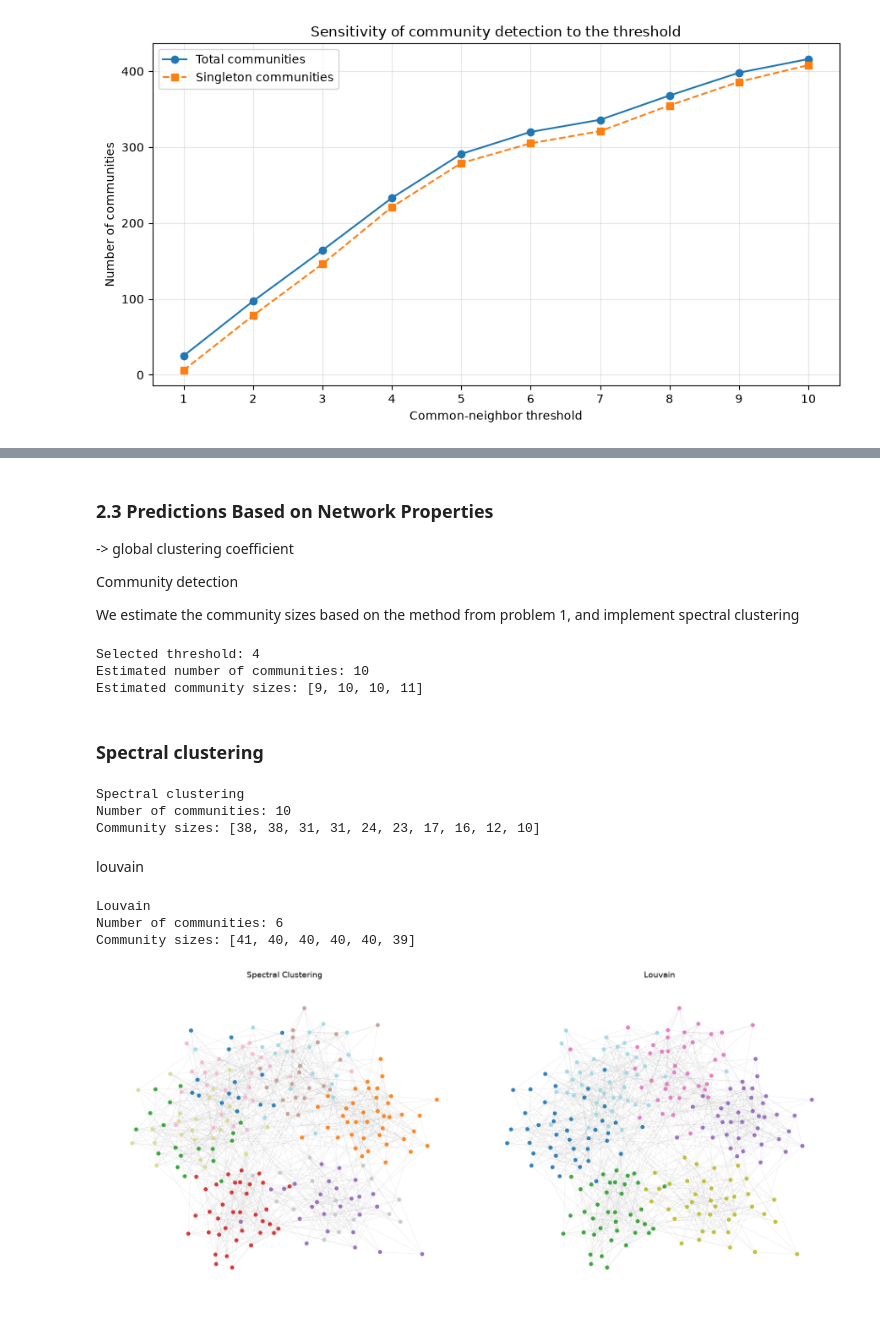
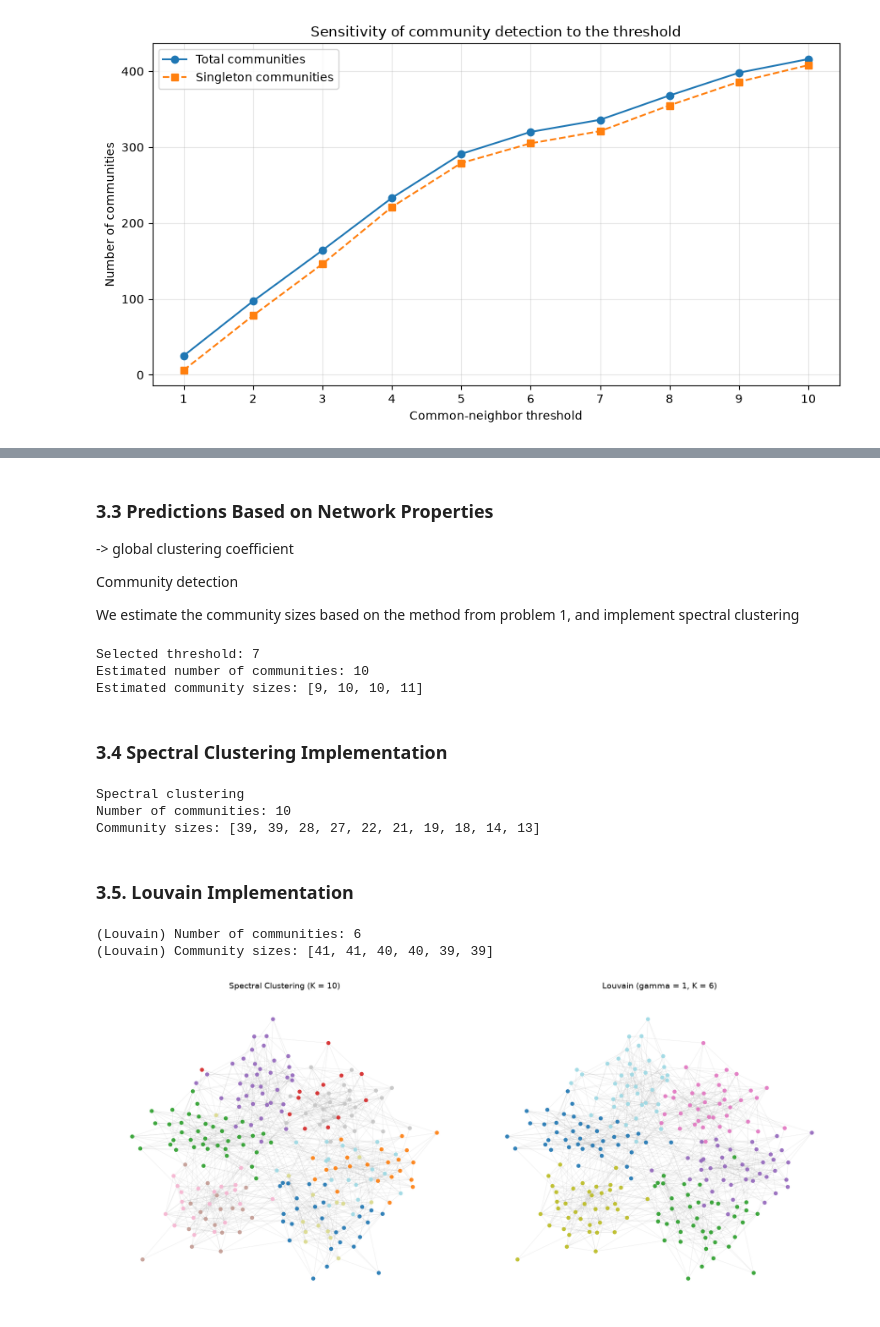
Before and after one commit to MatheoLeMercier/Group_20_Project_3, a Jupyter notebook: Group_20_Project_3_.ipynb, the cells around one changed output, grey strips where cells are left out. Cells and saved outputs as stored; diff of their text form; code cells hidden in the pictures.

```diff
--- a/Group_20_Project_3_.ipynb
+++ b/Group_20_Project_3_.ipynb
@@ -324,7 +324,8 @@ def select_threshold(G, thresholds=range(1, 11)):
 
     results = pd.DataFrame(results)
 
-    best_index = results["Modularity"].idxmax()
+    # best_index = results["Modularity"].idxmax()
+    best_index = results["Modularity"].idxmin()
     best_threshold = int(results.loc[best_index, "Threshold"])
 
     return best_threshold, results
@@ -558,5 +573,5 @@ Computing network Social Weaver Network
 # %% [markdown]
-### 2.3 Predictions Based on Network Properties
+### 3.3 Predictions Based on Network Properties
 
 -> global clustering coefficient
 
@@ -575,14 +590,12 @@ print("Selected threshold:", threshold)
 print("Estimated number of communities:", K_estimated)
 print("Estimated community sizes:", sorted([len(c) for c in estimated_communities]))
 # %% [output]
-Selected threshold: 4
+Selected threshold: 7
 Estimated number of communities: 10
 Estimated community sizes: [9, 10, 10, 11]
 # %% [markdown]
-### Spectral clustering
+### 3.4 Spectral Clustering Implementation
 # %%
-
-
 nodes = list(G.nodes())
 A = nx.to_numpy_array(G, nodelist=nodes, dtype=float)
 
@@ -598,42 +611,77 @@ print("Community sizes:", sorted([len(c) for c in spectral_communities], reverse
 # %% [output]
 Spectral clustering
 Number of communities: 10
-Community sizes: [38, 38, 31, 31, 24, 23, 17, 16, 12, 10]
+Community sizes: [39, 39, 28, 27, 22, 21, 19, 18, 14, 13]
 # %% [markdown]
-louvain
+### 3.5. Louvain Implementation
 # %%
 louvain_communities = [set(c) for c in nx.community.louvain_communities(G)]
 
+def make_label_dict(communities, nodes):
+    """Create mapping that labels nodes according to a given community partition."""
+    label_dict = {}
+    for idx, comm in enumerate(communities):
+        for v in comm:
+            label_dict[v] = idx
+    uncovered = [v for v in nodes if v not in label_dict]
+    if uncovered:
+        raise ValueError(
+            f"{len(uncovered)} node(s) not covered by the partition, "
+            f"e.g. {uncovered[:5]}"
+        )
+    return label_dict
+
+def node_color_list(label_dict, nodes, cmap_name="tab20"):
+    """Define a colour list which returns a colour for each community."""
+    n_comm = max(label_dict.values()) + 1
+    palette = plt.get_cmap(cmap_name, n_comm)   # n_comm discrete colours
+    return [palette(label_dict[v]) for v in nodes]
+
+nodes = list(G.nodes())
+
+# spectral_communities from 3.4. Spectral Clustering Implementation
+spectral_label_by_node = make_label_dict(spectral_communities, nodes)
+louvain_label_by_node  = make_label_dict(louvain_communities, nodes)
+
+
 print("(Louvain) Number of communities:", len(louvain_communities))
 print("(Louvain) Community sizes:",sorted([len(c) for c in louvain_communities], reverse=True))
-
 
 pos = nx.spring_layout(G, seed=42)
 
 fig, axes = plt.subplots(1, 2, figsize=(18, 8))
 
-partitions = [(axes[0], spectral_label_by_node, "Spectral Clustering"),(axes[1], louvain_label_by_node, "Louvain")]
+partitions = [
+    (axes[0], spectral_label_by_node, f"Spectral Clustering (K = {len(spectral_communities)})"),
+    (axes[1], louvain_label_by_node, f"Louvain (gamma = 1, K = {len(louvain_communities)})"),
+]
 
 for ax, labels, title in partitions:
-    # Give each community a distinct integer label/color.
-    node_colors = [labels[node] for node in G.nodes()]
+    # node_colors = [labels[node] for node in G.nodes()]
+    node_colors = node_color_list(labels, nodes)
 
     nx.draw_networkx_edges(
         G, pos, ax=ax,
         alpha=0.2,
         width=0.5,
         edge_color="gray"
     )
 
-    nx.draw_networkx_nodes(G, pos, ax=ax,node_color=node_colors, cmap="tab20", node_size=35,alpha=0.9)
+    nx.draw_networkx_nodes(
+        G, pos, ax=ax,
+        node_color=node_colors,
+        node_size=35,
+        alpha=0.9
+    )
+
+    # nx.draw_networkx_nodes(G, pos, ax=ax,node_color=node_colors, cmap="tab20", node_size=35,alpha=0.9)
 
     ax.set_title(title, fontsize=14)
     ax.axis("off")
 
 plt.tight_layout()
 plt.show()
 # %% [output]
-Louvain
-Number of communities: 6
-Community sizes: [41, 40, 40, 40, 40, 39]
+(Louvain) Number of communities: 6
+(Louvain) Community sizes: [41, 41, 40, 40, 39, 39]
-[figure, old version]
+[figure, new version]
```
Also changed, not shown: parts of 22 cells of this notebook.
